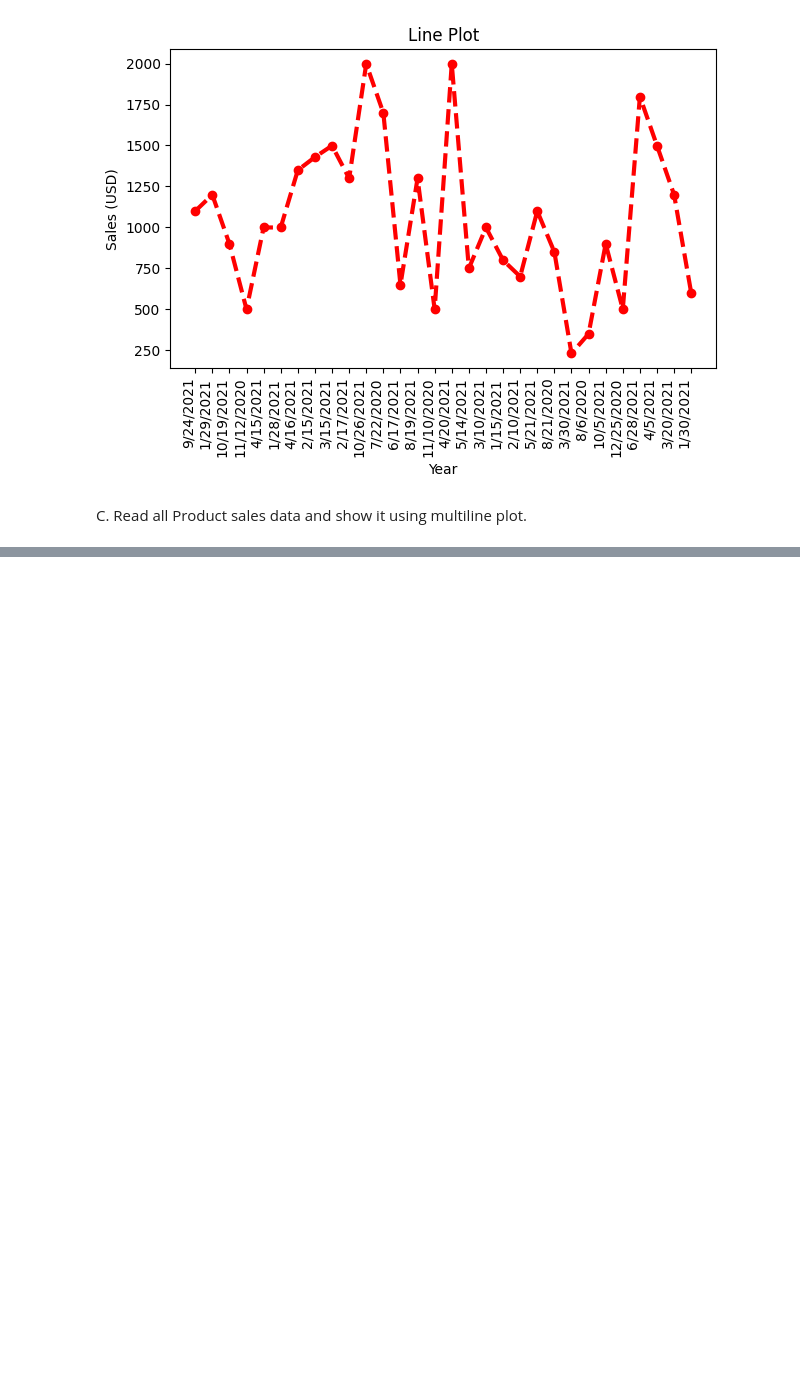
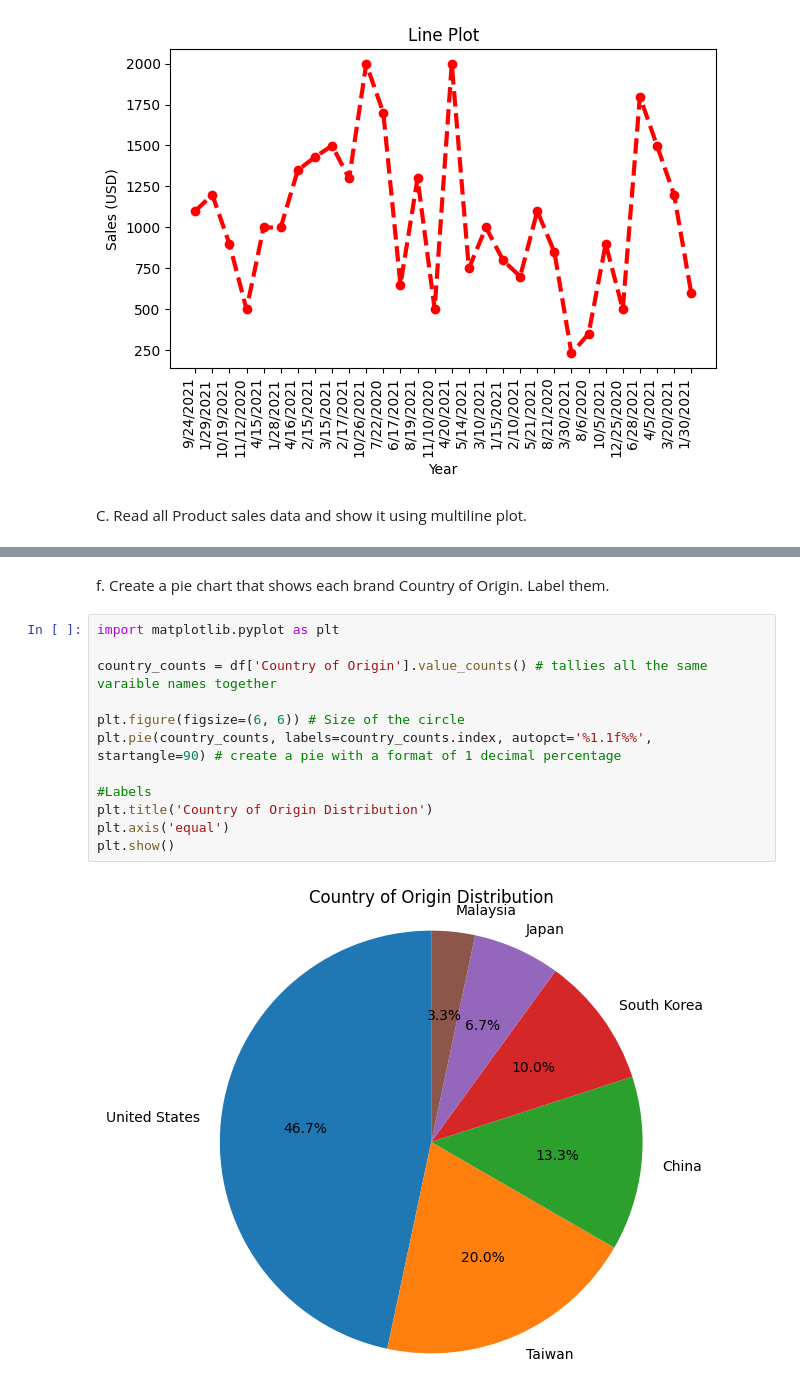
Before and after one commit to Reuel-Christian-Pornobe/VDA-CPE031-CPE21S4, a Jupyter notebook: Exercise_9.ipynb, the cells around one changed output, grey strips where cells are left out. Saved outputs shown, nothing was run; the diff lists cells and outputs as text; blank space fills up the shorter version.

```diff
--- a/Exercise_9.ipynb
+++ b/Exercise_9.ipynb
@@ -88,0 +160,17 @@ C. Read all Product sales data and show it using multiline plot.
+# %% [markdown]
+
+f. Create a pie chart that shows each brand Country of Origin. Label them.
+# %%
+import matplotlib.pyplot as plt
+
+country_counts = df['Country of Origin'].value_counts() # tallies all the same varaible names together
+
+plt.figure(figsize=(6, 6)) # Size of the circle
+plt.pie(country_counts, labels=country_counts.index, autopct='%1.1f%%', startangle=90) # create a pie with a format of 1 decimal percentage
+
+#Labels
+plt.title('Country of Origin Distribution')
+plt.axis('equal')
+plt.show()
+# %% [output]
+[figure, added]
```
Also changed, not shown: parts of 7 cells of this notebook.
